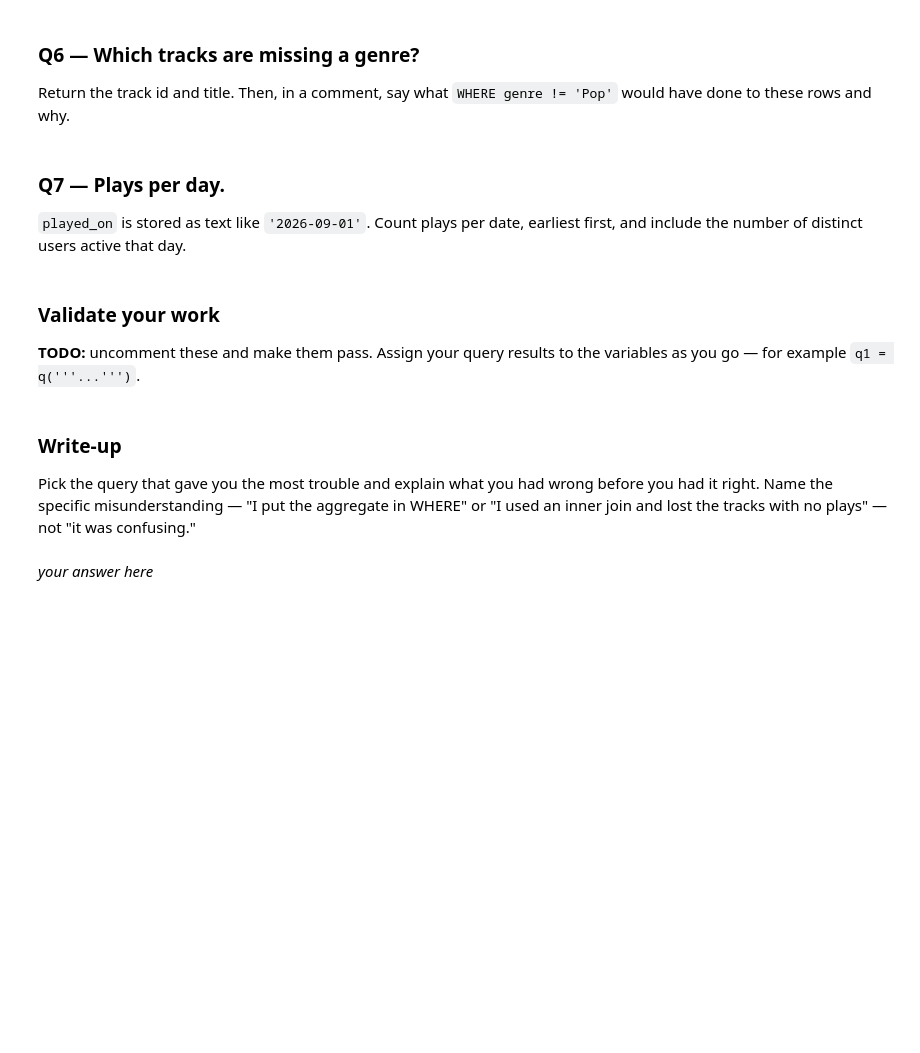
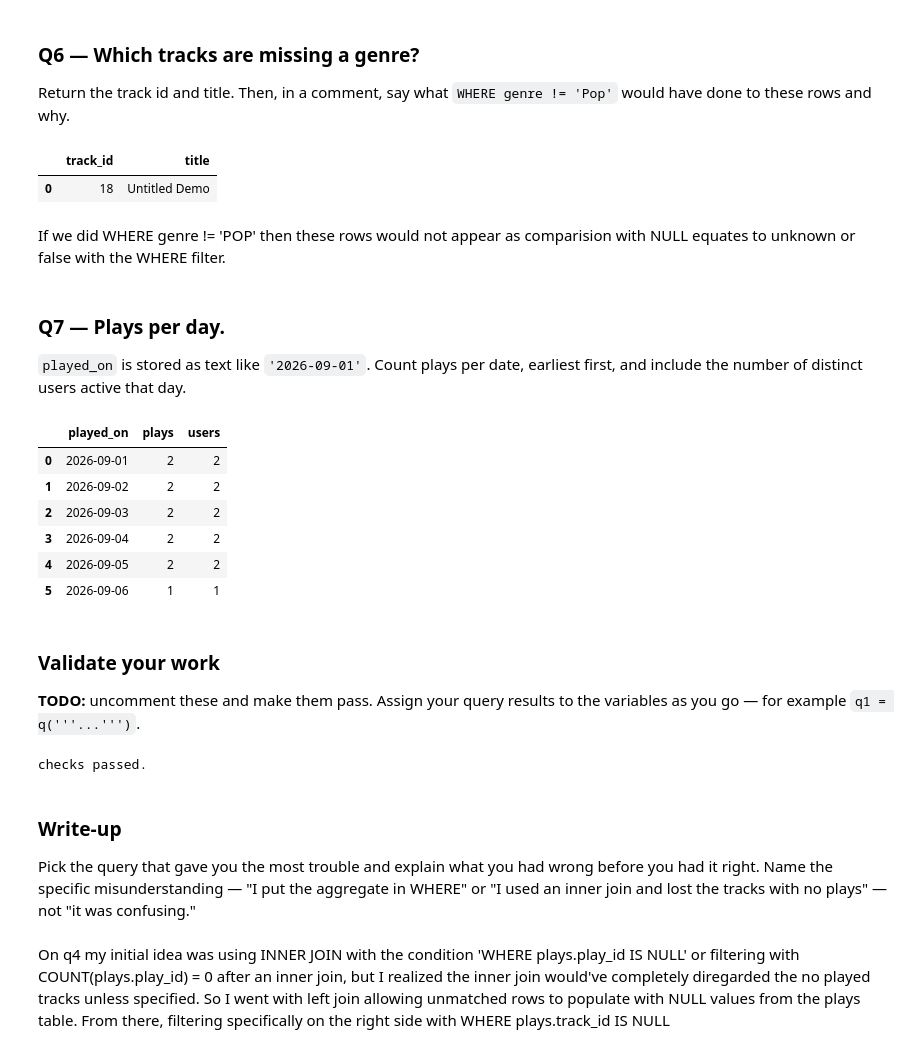
Before and after one commit to zhang-dny/ds2002-fa26, a Jupyter notebook: notebooks/02-sql-databases/2026-09-11 — SQL Challenge Set — Lab.ipynb, the cells around one changed output. Cells and saved outputs as stored; diff of their text form; code cells hidden in the pictures; blank space fills up the shorter version.

```diff
--- a/notebooks/02-sql-databases/2026-09-11 — SQL Challenge Set — Lab.ipynb
+++ b/notebooks/02-sql-databases/2026-09-11 — SQL Challenge Set — Lab.ipynb
@@ -107,28 +140,48 @@ q('''
 Return the track id and title. Then, in a comment, say what `WHERE genre != 'Pop'` would have done to these rows and why.
 # %%
 q('''
-
+SELECT track_id, title
+FROM tracks
+WHERE genre IS NULL
 ''')
+# %% [output]
+|  | track_id | title |
+| 0 | 18 | Untitled Demo |
+# %% [markdown]
+If we did WHERE genre != 'POP' then these rows would not appear as comparision with NULL equates to unknown or false with the WHERE filter.
 # %% [markdown]
 ### Q7 — Plays per day.
 
 `played_on` is stored as text like `'2026-09-01'`. Count plays per date, earliest first, and include the number of distinct users active that day.
 # %%
 q('''
-
+SELECT played_on, COUNT(*) as plays, COUNT(DISTINCT user) as users
+FROM plays
+GROUP BY played_on
+ORDER BY played_on ASC
 ''')
+# %% [output]
+|  | played_on | plays | users |
+| 0 | 2026-09-01 | 2 | 2 |
+| 1 | 2026-09-02 | 2 | 2 |
+| 2 | 2026-09-03 | 2 | 2 |
+| 3 | 2026-09-04 | 2 | 2 |
+| 4 | 2026-09-05 | 2 | 2 |
+| 5 | 2026-09-06 | 1 | 1 |
 # %% [markdown]
 ### Validate your work
 
 **TODO:** uncomment these and make them pass. Assign your query results to the variables as you go — for example `q1 = q('''...''')`.
 # %%
-# assert len(q1) == 9, 'Q1 should return one row per track'
-# assert len(q4) == 2, 'Q4: two tracks have never been played'
-# assert q3['plays'].sum() == 11, 'Q3 should account for all 11 plays'
+assert len(q1) == 9, 'Q1 should return one row per track'
+assert len(q4) == 2, 'Q4: two tracks have never been played'
+assert q3['plays'].sum() == 11, 'Q3 should account for all 11 plays'
 print('checks passed.')
+# %% [output]
+checks passed.
 # %% [markdown]
 ### Write-up
 
 Pick the query that gave you the most trouble and explain what you had wrong before you had it right. Name the specific misunderstanding — "I put the aggregate in WHERE" or "I used an inner join and lost the tracks with no plays" — not "it was confusing."
 # %% [markdown]
-_your answer here_
+On q4 my initial idea was using INNER JOIN with the condition 'WHERE plays.play_id IS NULL' or filtering with COUNT(plays.play_id) = 0 after an inner join, but I realized the inner join would've completely diregarded the no played tracks unless specified. So I went with left join allowing unmatched rows to populate with NULL values from the plays table. From there, filtering specifically on the right side with WHERE plays.track_id IS NULL
```
Also changed, not shown: parts of 4 cells of this notebook.
